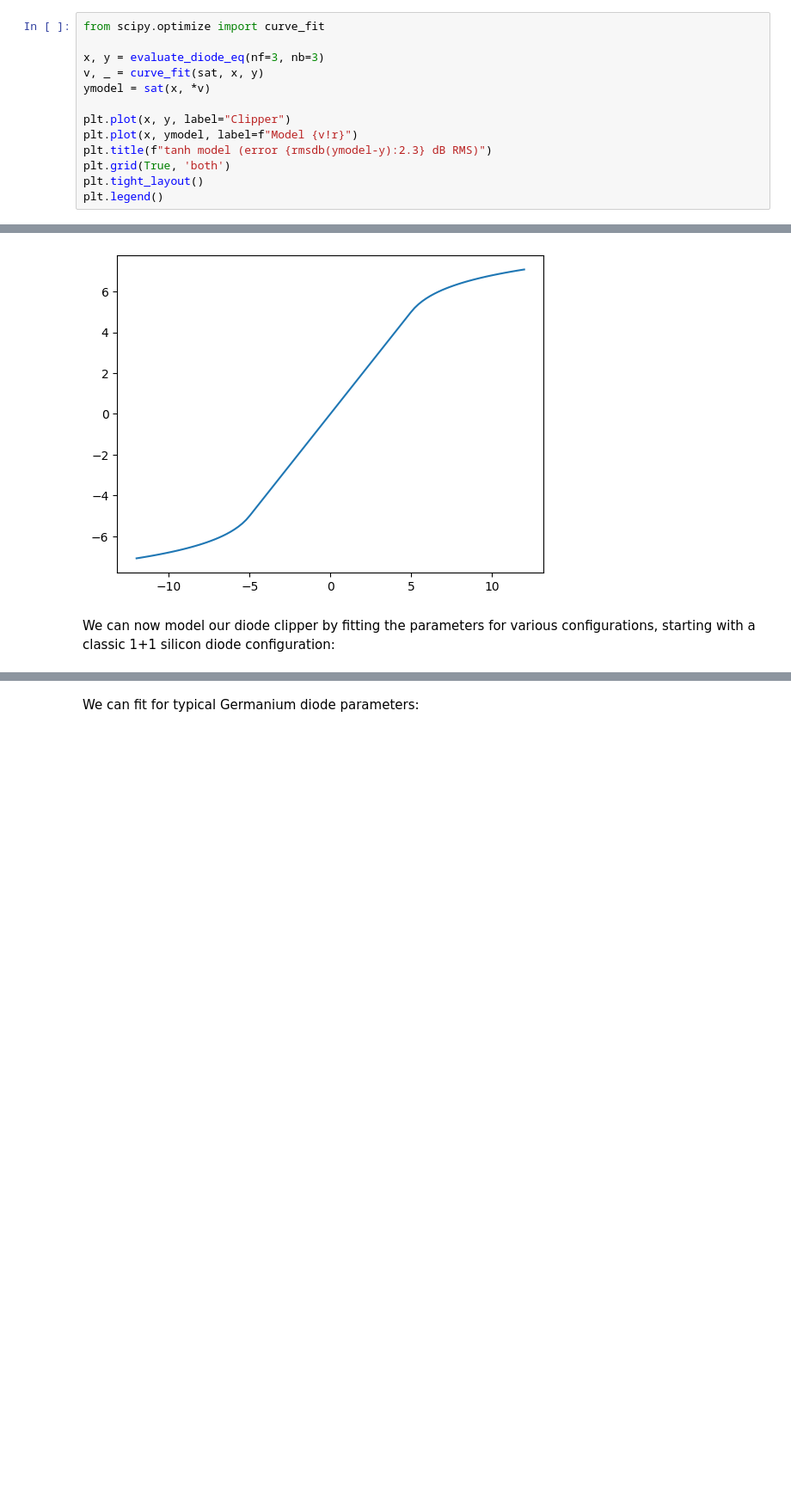
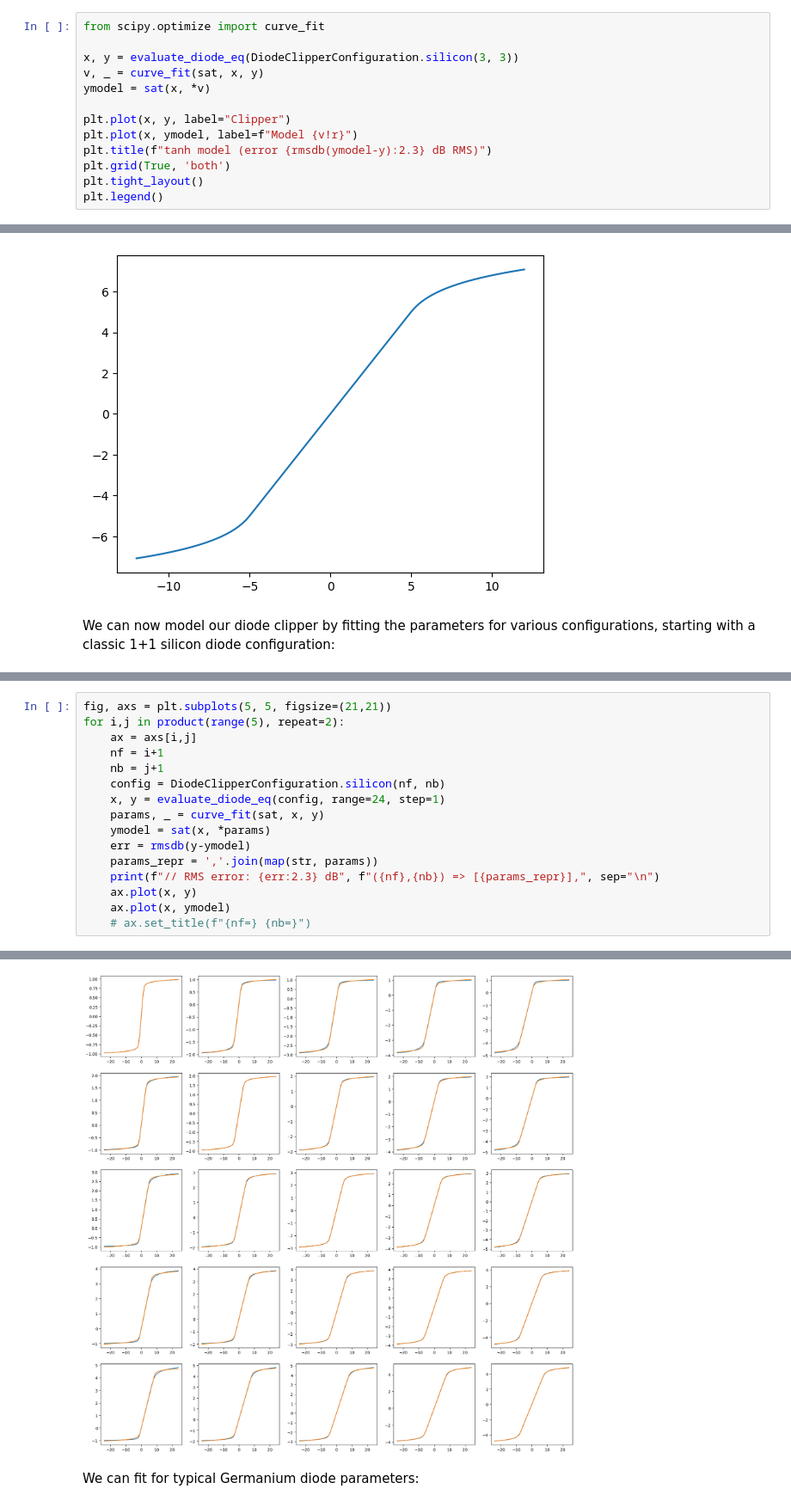
Before and after one commit to SolarLiner/valib, a Jupyter notebook: doc/clippers.ipynb, the cells around one changed output, grey strips where cells are left out. Shown at 86% size. Saved outputs shown, nothing was run; the diff lists cells and outputs as text; blank space fills up the shorter version.

```diff
--- a/doc/clippers.ipynb
+++ b/doc/clippers.ipynb
@@ -157,7 +187,7 @@ Alright in the single diode case, let's try with 3:
 # %%
 from scipy.optimize import curve_fit
 
-x, y = evaluate_diode_eq(nf=3, nb=3)
+x, y = evaluate_diode_eq(DiodeClipperConfiguration.silicon(3, 3))
 v, _ = curve_fit(sat, x, y)
 ymodel = sat(x, *v)
 
@@ -228,0 +314,17 @@ from itertools import product
+# %%
+fig, axs = plt.subplots(5, 5, figsize=(21,21))
+for i,j in product(range(5), repeat=2):
+    ax = axs[i,j]
+    nf = i+1
+    nb = j+1
+    config = DiodeClipperConfiguration.silicon(nf, nb)
+    x, y = evaluate_diode_eq(config, range=24, step=1)
+    params, _ = curve_fit(sat, x, y)
+    ymodel = sat(x, *params)
+    err = rmsdb(y-ymodel)
+    params_repr = ','.join(map(str, params))
+    print(f"// RMS error: {err:2.3} dB", f"({nf},{nb}) => [{params_repr}],", sep="\n")
+    ax.plot(x, y)
+    ax.plot(x, ymodel)
+    # ax.set_title(f"{nf=} {nb=}")
+# %% [output]
@@ -229,3 +348,4 @@ from itertools import product
+[figure, added]
 # %% [markdown]
 We can fit for typical Germanium diode parameters:
 # %%
```
Also changed, not shown: parts of 8 cells of this notebook, 2 other files.
